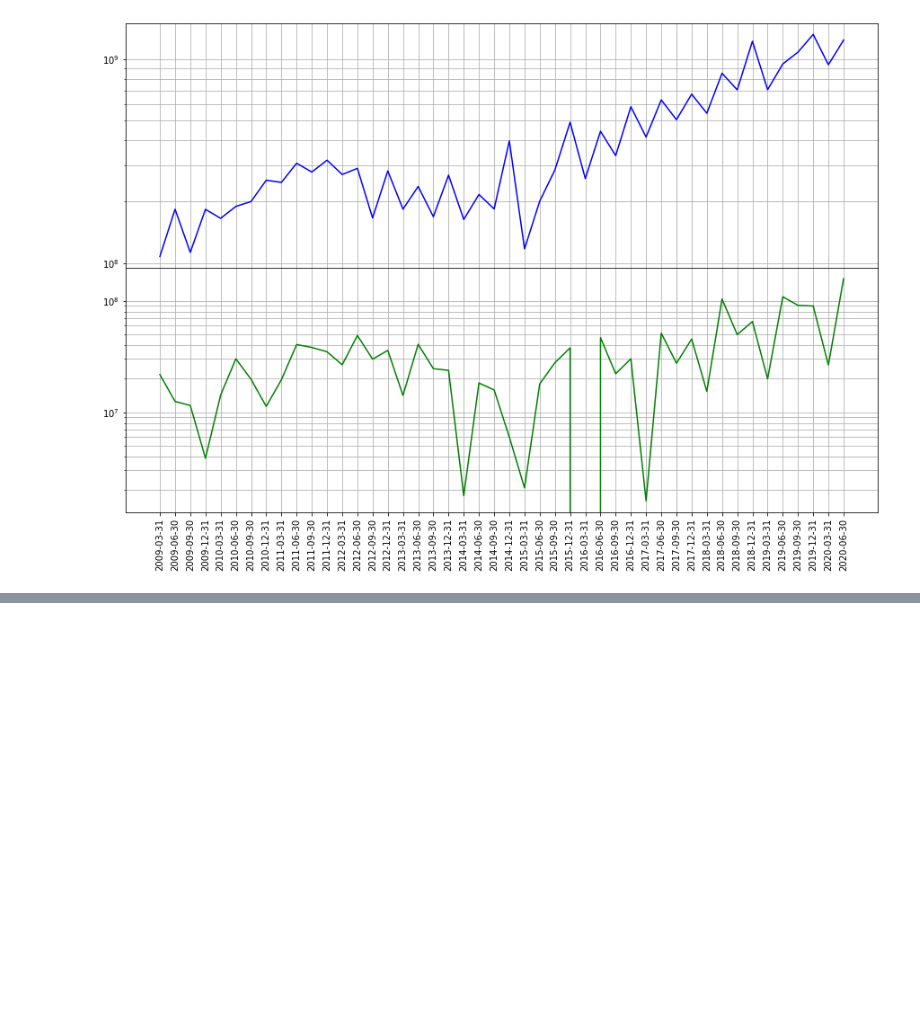
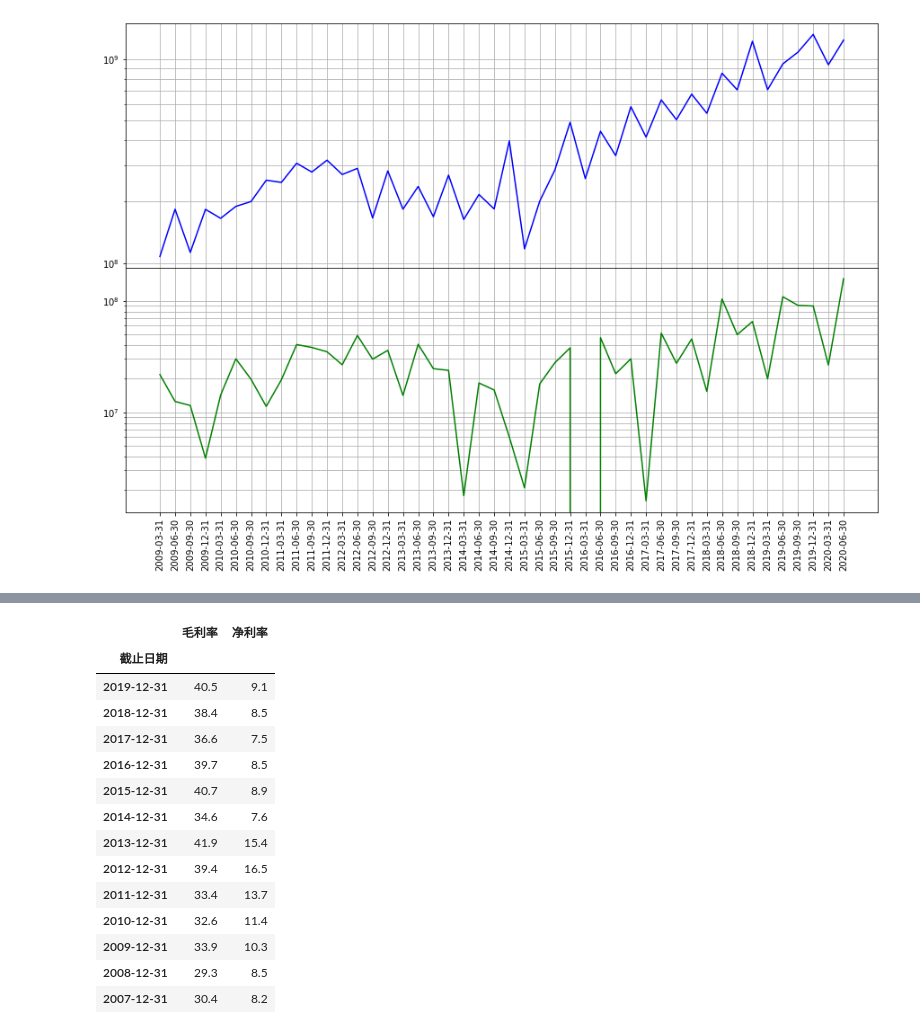
Before and after one commit to zifengyu/stock, a Jupyter notebook: notebook/002371北方华创.ipynb, the cells around one changed output, grey strips where cells are left out. Saved outputs shown, nothing was run; the diff lists cells and outputs as text; code cells hidden in the pictures; blank space fills up the shorter version.

```diff
--- a/notebook/002371北方华创.ipynb
+++ b/notebook/002371北方华创.ipynb
@@ -91,0 +101,20 @@ df.groupby(df['交易日期'].dt.year).agg(['min', 'max'])[-10:]
+# %%
+income['毛利率'] = (1 - income['营业成本'] / income['营业收入']).round(3) * 100
+income['净利率'] = (income['净利润'] / income['营业总收入']).round(3) * 100
+income.set_index('截止日期')[['毛利率', '净利率']]
+# %% [output]
+|  | 毛利率 | 净利率 |
+| 截止日期 |  |  |
+| 2019-12-31 | 40.5 | 9.1 |
+| 2018-12-31 | 38.4 | 8.5 |
+| 2017-12-31 | 36.6 | 7.5 |
+| 2016-12-31 | 39.7 | 8.5 |
+| 2015-12-31 | 40.7 | 8.9 |
+| 2014-12-31 | 34.6 | 7.6 |
+| 2013-12-31 | 41.9 | 15.4 |
+| 2012-12-31 | 39.4 | 16.5 |
+| 2011-12-31 | 33.4 | 13.7 |
+| 2010-12-31 | 32.6 | 11.4 |
+| 2009-12-31 | 33.9 | 10.3 |
+| 2008-12-31 | 29.3 | 8.5 |
+| 2007-12-31 | 30.4 | 8.2 |
```
Also changed, not shown: parts of 8 cells of this notebook, 12 other files.
